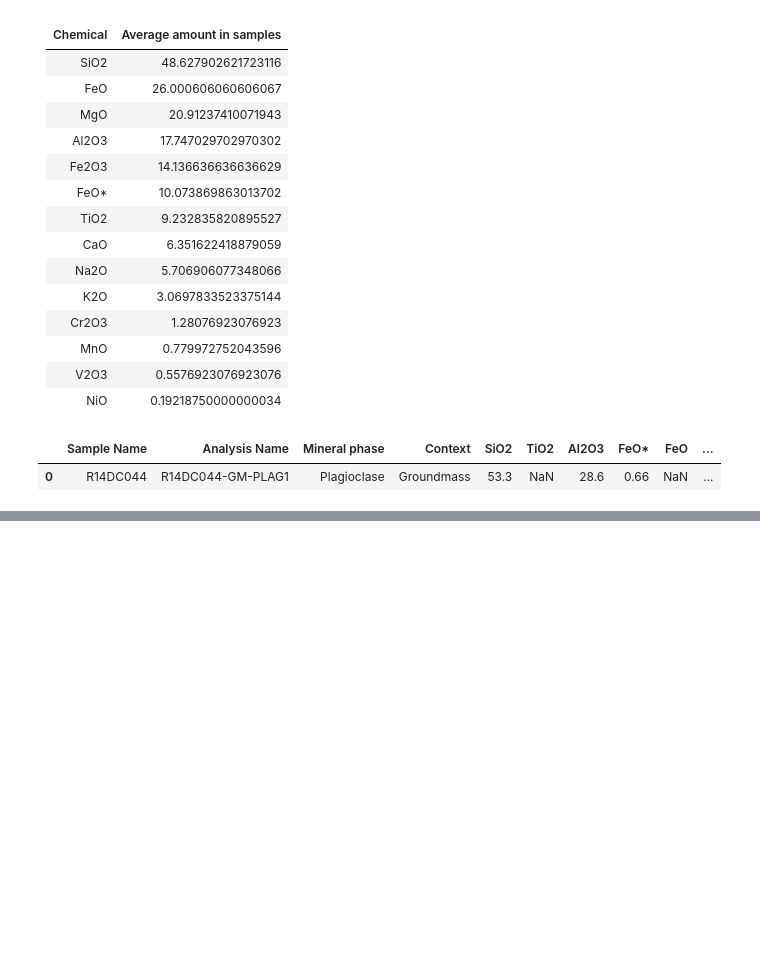
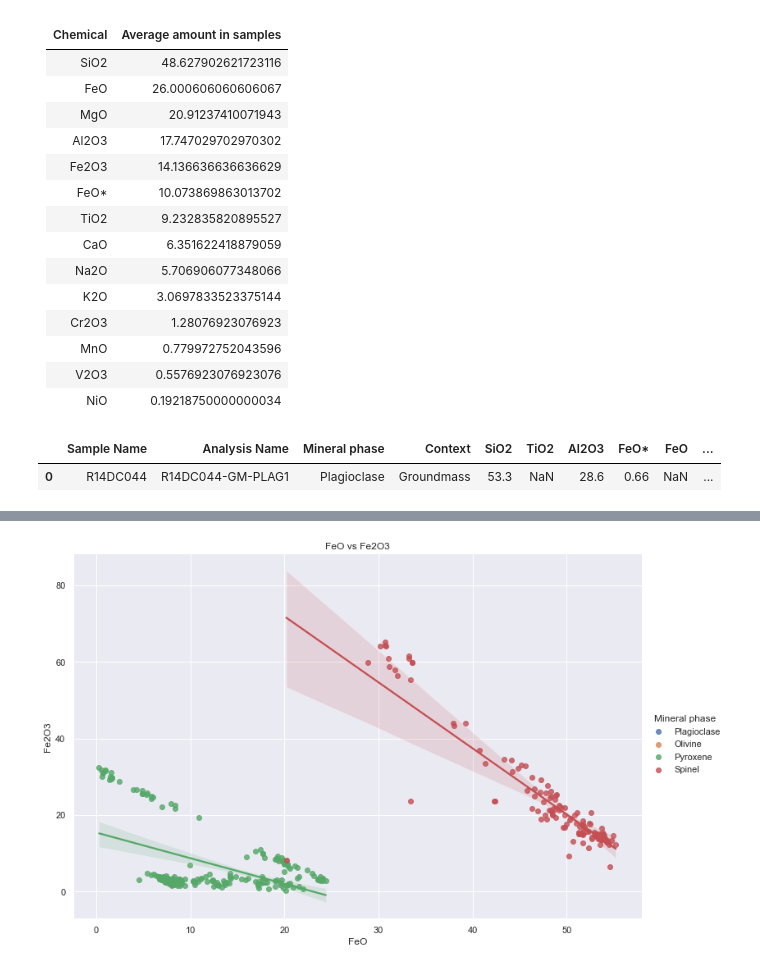
Before and after one commit to connorescajeda/CSCI285Lab2, a Jupyter notebook: MVC_EMPAnb.ipynb, the cells around one changed output, grey strips where cells are left out. Cells and saved outputs as stored; diff of their text form; code cells hidden in the pictures; blank space fills up the shorter version.

```diff
--- a/MVC_EMPAnb.ipynb
+++ b/MVC_EMPAnb.ipynb
@@ -295,0 +296,13 @@ swarm = sns.catplot(
+# %%
+scatter = sns.lmplot(
+    data=df,
+    x='FeO',
+    y='Fe2O3',
+    height=7,
+    aspect=1.5,
+    hue="Mineral phase",
+).set(
+    title="FeO vs Fe2O3",
+)
+# %% [output]
+[figure, added]
```
Also changed, not shown: parts of 26 cells of this notebook.
